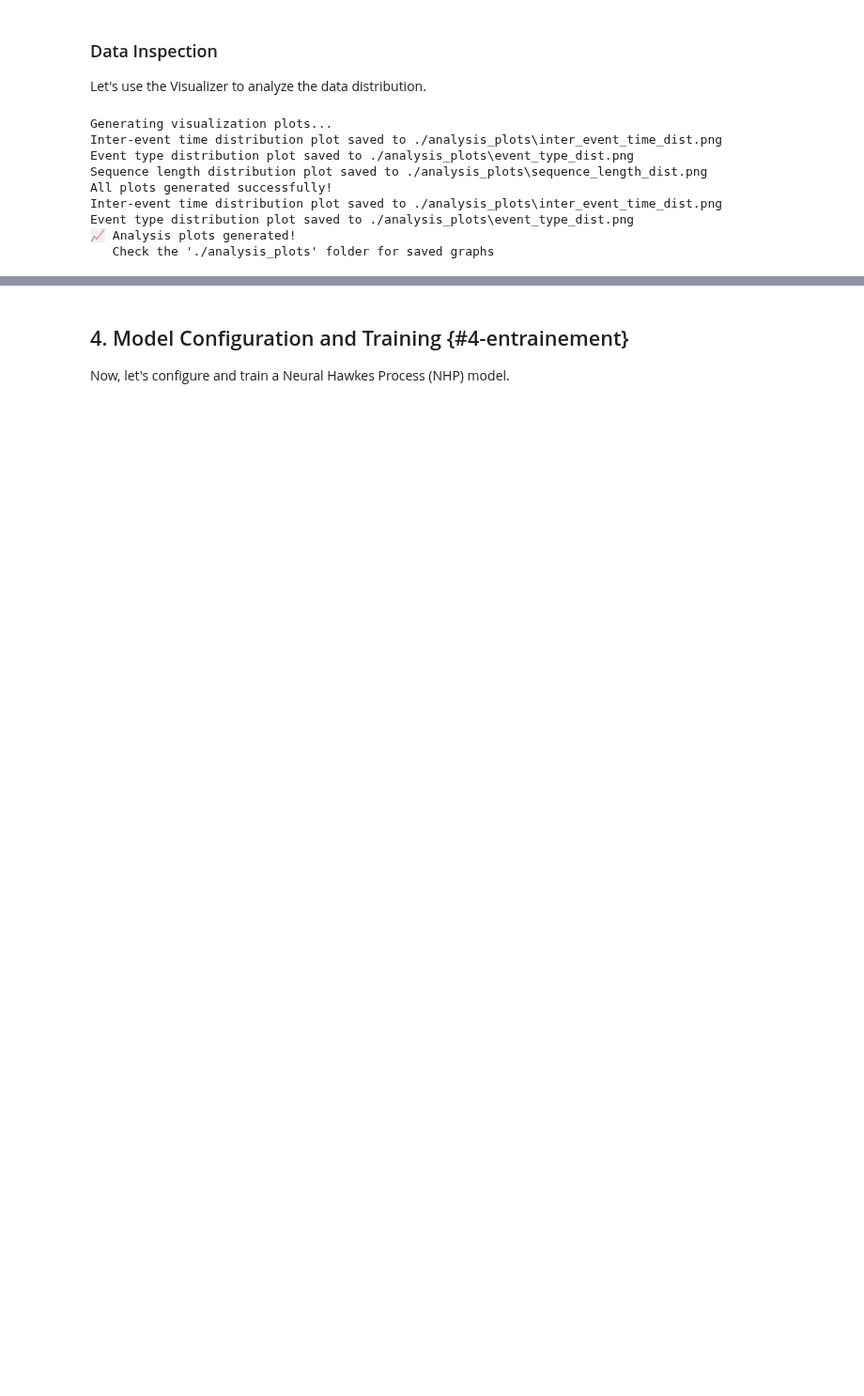
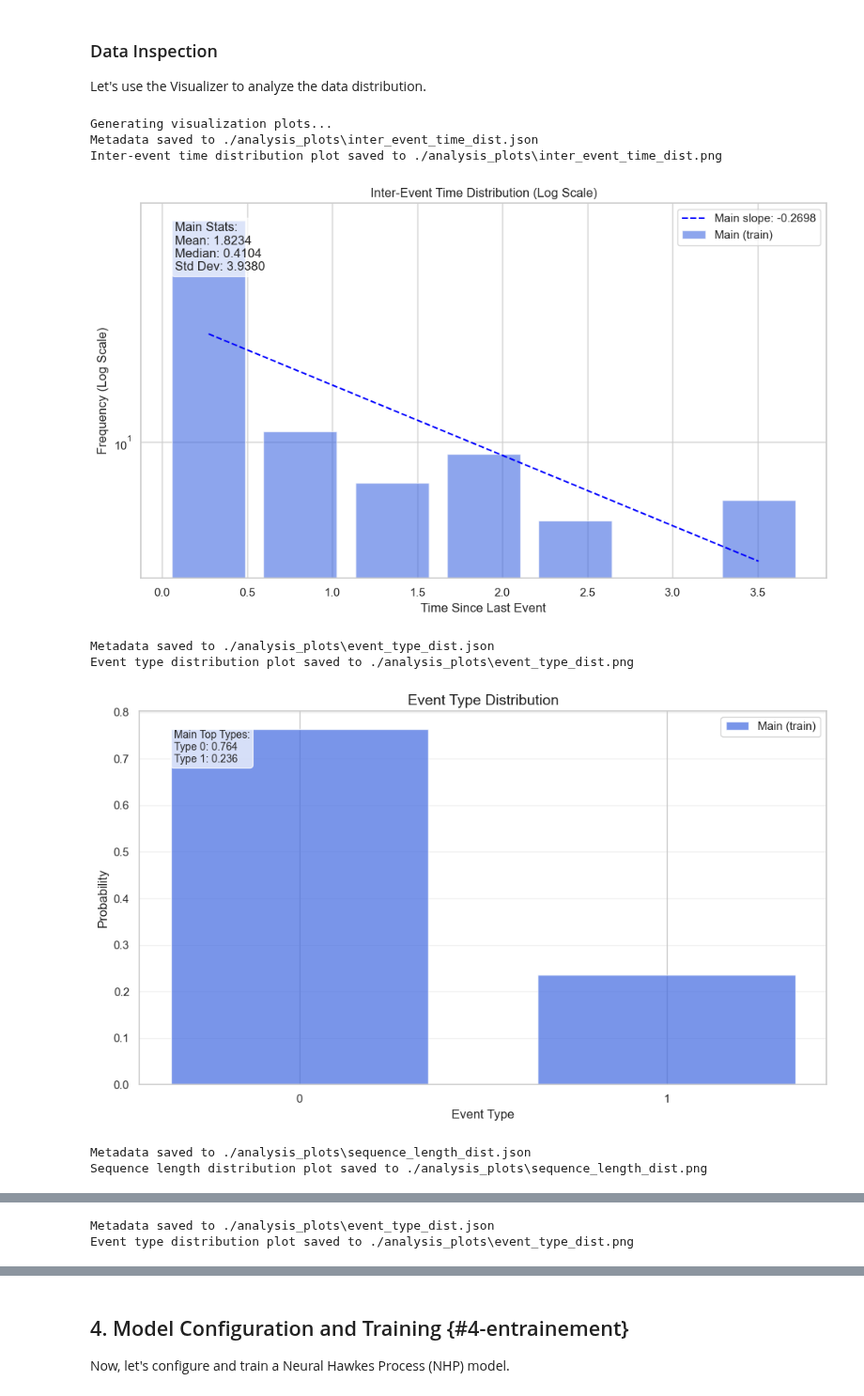
Before and after one commit to NzoCs/Learning-point-processes, a Jupyter notebook: notebooks/EasyTPP_Getting_Started.ipynb, the cells around one changed output, grey strips where cells are left out. Shown at 94% size. Cells and saved outputs as stored; diff of their text form; code cells hidden in the pictures; blank space fills up the shorter version.

```diff
--- a/notebooks/EasyTPP_Getting_Started.ipynb
+++ b/notebooks/EasyTPP_Getting_Started.ipynb
@@ -170,27 +117,27 @@ Let's use the Visualizer to analyze the data distribution.
 # %%
 from new_ltpp.data.preprocess.visualizer import Visualizer
 
 # Create the visualizer
 visualizer = Visualizer(
     data_module=datamodule,
     split="train",
     save_dir="./analysis_plots"
 )
 
 # Generate visualizations
-visualizer.show_all_distributions()
-visualizer.delta_times_distribution()
-visualizer.event_type_distribution()
+visualizer.show_all_distributions(show_graph=True)
+visualizer.delta_times_distribution(show_graph=True)
+visualizer.event_type_distribution(show_graph=True)
 
 print("📈 Analysis plots generated!")
 print("   Check the './analysis_plots' folder for saved graphs")
 # %% [output]
 Generating visualization plots...
+Metadata saved to ./analysis_plots\inter_event_time_dist.json
 Inter-event time distribution plot saved to ./analysis_plots\inter_event_time_dist.png
-Event type distribution plot saved to ./analysis_plots\event_type_dist.png
-Sequence length distribution plot saved to ./analysis_plots\sequence_length_dist.png
-All plots generated successfully!
-Inter-event time distribution plot saved to ./analysis_plots\inter_event_time_dist.png
-Event type distribution plot saved to ./analysis_plots\event_type_dist.png
-📈 Analysis plots generated!
-   Check the './analysis_plots' folder for saved graphs
+[figure, added]
+Metadata saved to ./analysis_plots\event_type_dist.json
+Event type distribution plot saved to ./analysis_plots\event_type_dist.png
+[figure, added]
+Metadata saved to ./analysis_plots\sequence_length_dist.json
+Sequence length distribution plot saved to ./analysis_plots\sequence_length_dist.png
@@ -196,0 +149,2 @@ Event type distribution plot saved to ./analysis_plots\event_type_dist.png
+Metadata saved to ./analysis_plots\event_type_dist.json
+Event type distribution plot saved to ./analysis_plots\event_type_dist.png
```
Also changed, not shown: parts of 14 cells of this notebook, 20 other files.
